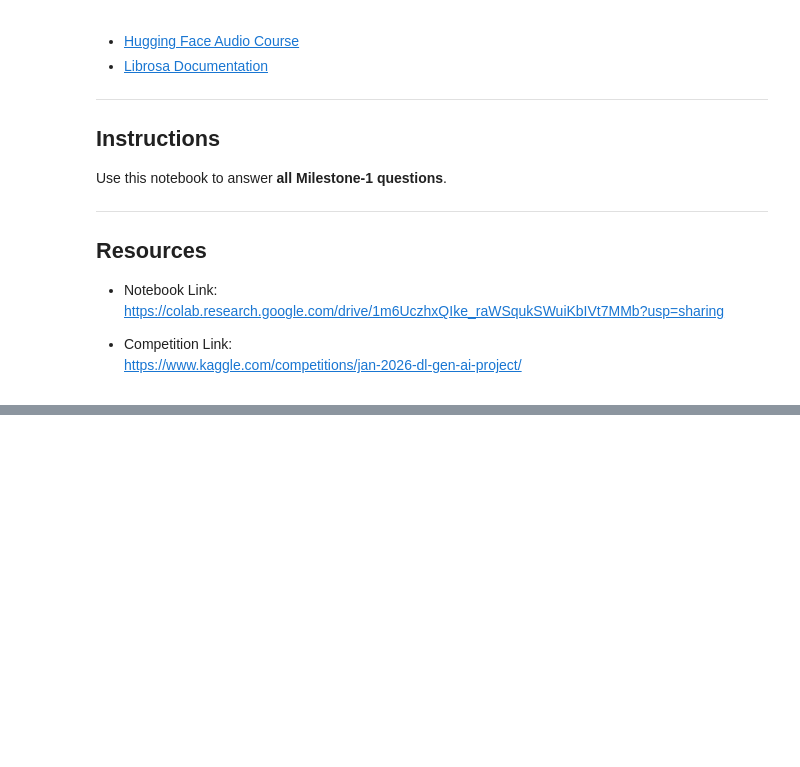
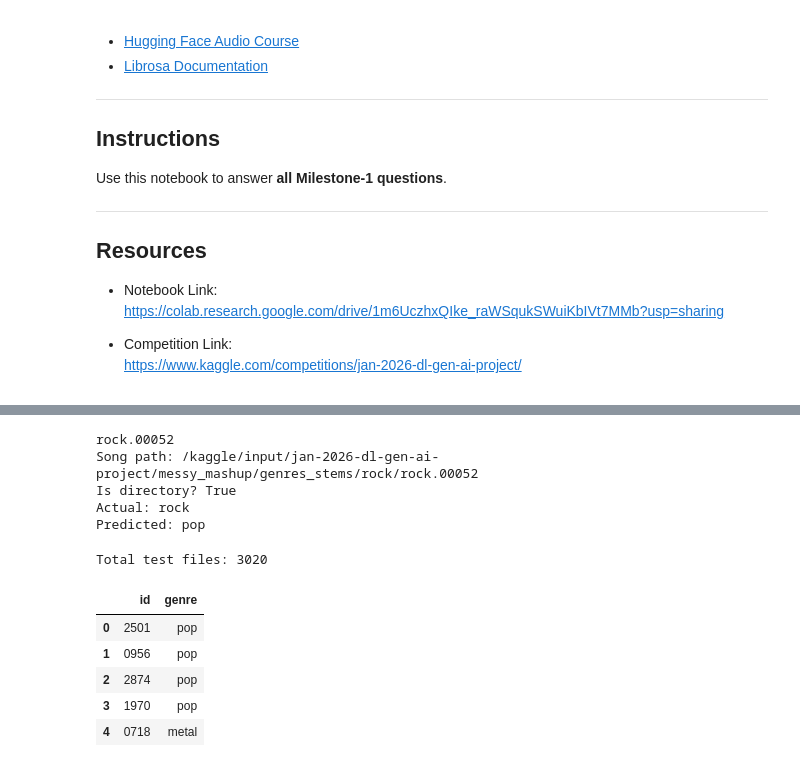
Before and after one commit to praveen24kumar/21ST_APRIL, a Jupyter notebook: dl-21f1000081-notebook-t12026.ipynb, the cells around one changed output, grey strips where cells are left out. Saved outputs shown, nothing was run; the diff lists cells and outputs as text; code cells hidden in the pictures; blank space fills up the shorter version.

Commit message:
Kaggle Notebook | DL-21f1000081-notebook-t12026 | Version 13

```diff
--- a/dl-21f1000081-notebook-t12026.ipynb
+++ b/dl-21f1000081-notebook-t12026.ipynb
@@ -147,0 +218,6 @@ Absolute Difference: 66
+# %%
+train_dataset = MashupDataset(tr, augment=True)
+val_dataset   = MashupDataset(val, augment=False)
+
+train_loader = DataLoader(train_dataset, batch_size=16, shuffle=True)
+val_loader   = DataLoader(val_dataset, batch_size=16, shuffle=False)
@@ -148 +319,55 @@ Absolute Difference: 66
+# %%
+model.load_state_dict(torch.load("best_model.pth"))
+
+genre = GENRE_TO_TEST
+song_file = os.listdir(os.path.join(DATA_ROOT, genre))[SONG_INDEX]
+song_path = os.path.join(DATA_ROOT, genre, song_file)
+
+print(song_file)          # e.g., song0001.wav
+print("Song path:", song_path)
+print("Is directory?", os.path.isdir(song_path))
+
+print("Actual:", genre)
+print("Predicted:", predict_wav(model, song_path))
+# %% [output]
+rock.00052
+Song path: /kaggle/input/jan-2026-dl-gen-ai-project/messy_mashup/genres_stems/rock/rock.00052
+Is directory? True
+Actual: rock
+Predicted: pop
+# %%
+TEST_ROOT = '/kaggle/input/jan-2026-dl-gen-ai-project/messy_mashup/mashups'
+
+test_files = [
+    os.path.join(TEST_ROOT, f)
+    for f in os.listdir(TEST_ROOT)
+    if f.endswith(".wav")
+]
+
+print("Total test files:", len(test_files))
+# %% [output]
+Total test files: 3020
+# %%
+submission_records = []
+
+for file_path in tqdm(test_files):
+    song_id = str(os.path.basename(file_path)).replace("song","").replace(".wav","")
+
+    pred = predict_wav(model, file_path)
+
+    submission_records.append({
+        "id": song_id,
+        "genre": pred
+    })
+# %%
+submission_df = pd.DataFrame(submission_records)
+submission_df.to_csv("/kaggle/working/submission.csv", index=False)
+submission_df.head()
+# %% [output]
+|  | id | genre |
+| 0 | 2501 | pop |
+| 1 | 0956 | pop |
+| 2 | 2874 | pop |
+| 3 | 1970 | pop |
+| 4 | 0718 | metal |
 # %%
```
Also changed, not shown: parts of 16 cells of this notebook.
